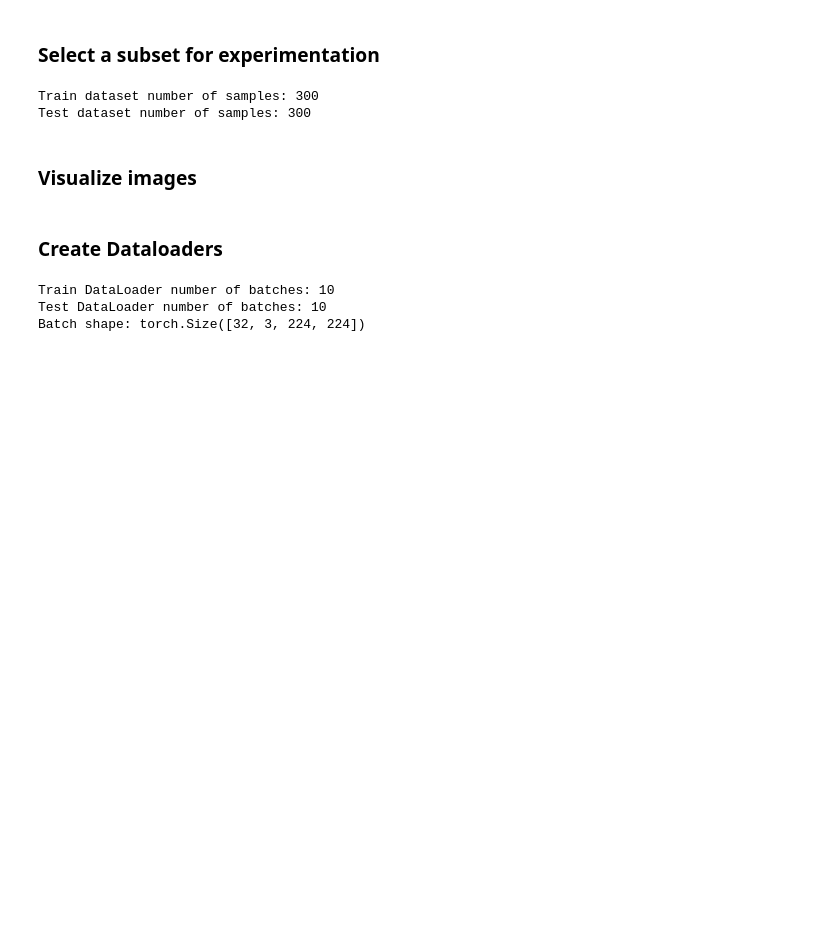
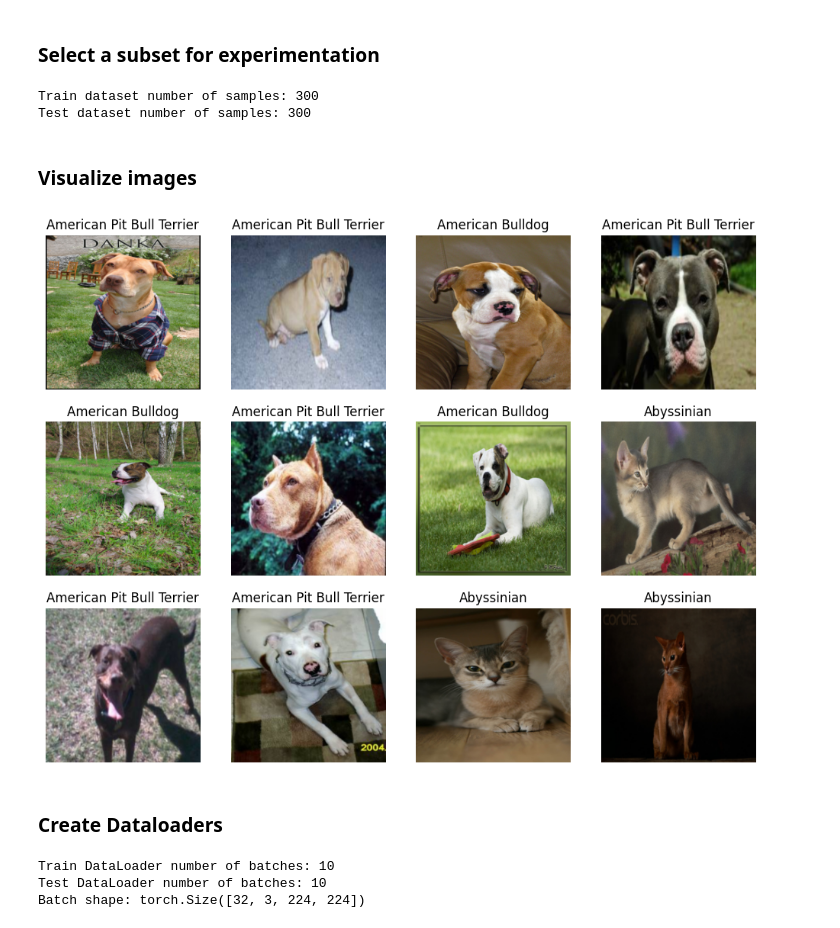
Before and after one commit to Asterios7/torch_image_classifier, a Jupyter notebook: notebooks/OxfordIIITPet_classification.ipynb, the cells around one changed output. Cells and saved outputs as stored; diff of their text form; code cells hidden in the pictures; blank space fills up the shorter version.

```diff
--- a/notebooks/OxfordIIITPet_classification.ipynb
+++ b/notebooks/OxfordIIITPet_classification.ipynb
@@ -99,23 +124,25 @@ Test dataset number of samples: 300
 # %%
 nrows = 3
 ncols = 4
 
 random.seed(13)
 # Select random images from train dataset
 random_images = []
 random_labels = []
 for idx in random.sample(list(np.arange(0, len(train_dataset))), k=nrows*ncols):
     random_images.append(train_dataset[idx][0])
     random_labels.append(train_dataset[idx][1])
 
 # Plot random images with labels
-plt.figure(figsize=(9, 10))
+plt.figure(figsize=(12, 9))
 
 for i, sample_image in enumerate(random_images):
     plt.subplot(nrows, ncols, i+1)
     plt.imshow(sample_image.permute(1, 2, 0))
     plt.title(class_names[random_labels[i]])
     plt.axis(False)
+# %% [output]
+[figure, added]
 # %% [markdown]
 ### Create Dataloaders
 # %%
```
Also changed, not shown: parts of 15 cells of this notebook.
